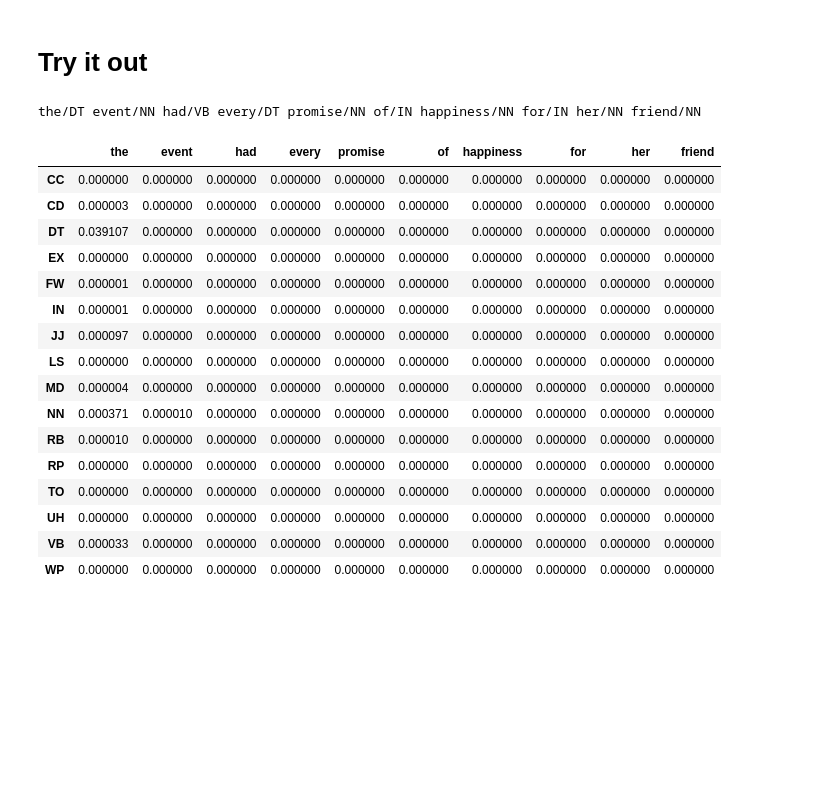
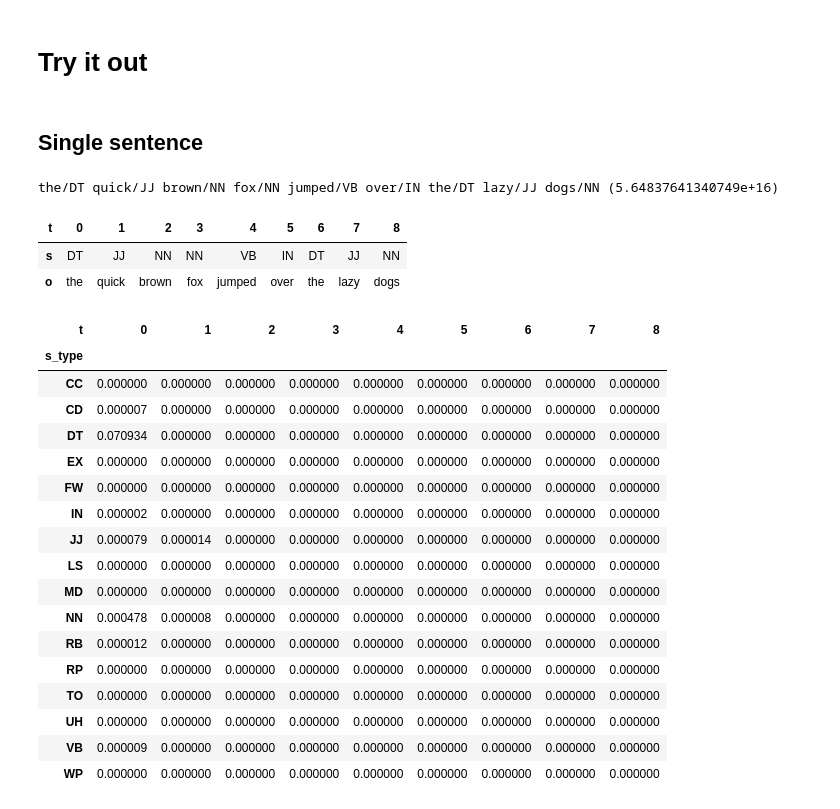
Before and after one commit to ontoligent/DS5001-2022-01-OLD, a Jupyter notebook: M04_NLP/M04_02_HMM.ipynb, the cells around one changed output. Cells and saved outputs as stored; diff of their text form; code cells hidden in the pictures; blank space fills up the shorter version.

Commit message:
Revised viterbi implementation

```diff
--- a/M04_NLP/M04_02_HMM.ipynb
+++ b/M04_NLP/M04_02_HMM.ipynb
@@ -303,0 +155,3 @@ A.loc['NN'].rcp.sort_values().plot.barh(figsize=(5,5)); # p(Ax|Ay)
+# %%
+A = TOKEN[['pos_group']].join(TOKEN[['pos_group']].shift(-1), lsuffix='_x', rsuffix="_y")\
+    .value_counts().to_frame('n').sort_index()
@@ -309 +254,5 @@ PI.index.name = 'pos_group'
+# %%
+PI = TOKEN.query("token_num == 0").pos_group.value_counts().to_frame('n').sort_index()
+PI.index.name = 'pos_group'
+PI['cp'] = PI.n / PI.n.sum()
 # %%
@@ -388,0 +284,4 @@ with open(f'{data_home}/output/state-graph-{λ}.dot', 'w') as outfile:
+# %%
+B = TOKEN[['pos_group', 'term_str']].value_counts().to_frame('n').sort_index()
+B.index.names = ['pos_group_y', 'term_str']
+B['cp'] = B.n / B.groupby('pos_group_y').n.sum()
@@ -505,30 +423,39 @@ and many a long October and November evening must be struggled through at Hartfi
 before Christmas brought the next visit from Isabella and her husband
 and their little children to fill the house and give her pleasant society again
 """.split('\n')[1:-1]
+# %% [markdown]
+## Single sentence
 # %%
-lattice, path, result = viterbi(test_sentences[0])
+lattice, path, result, pp = viterbi(test_sentences[0])
 # %% [output]
-the/DT event/NN had/VB every/DT promise/NN of/IN happiness/NN for/IN her/NN friend/NN
+the/DT quick/JJ brown/NN fox/NN jumped/VB over/IN the/DT lazy/JJ dogs/NN (5.64837641340749e+16)
+# %%
+path[['s','o']].T
+# %% [output]
+| t | 0 | 1 | 2 | 3 | 4 | 5 | 6 | 7 | 8 |
+| s | DT | JJ | NN | NN | VB | IN | DT | JJ | NN |
+| o | the | quick | brown | fox | jumped | over | the | lazy | dogs |
 # %%
-lattice.T.style.background_gradient()
+lattice.style.background_gradient()
 # %% [output]
-|  | the | event | had | every | promise | of | happiness | for | her | friend |
-| CC | 0.000000 | 0.000000 | 0.000000 | 0.000000 | 0.000000 | 0.000000 | 0.000000 | 0.000000 | 0.000000 | 0.000000 |
-| CD | 0.000003 | 0.000000 | 0.000000 | 0.000000 | 0.000000 | 0.000000 | 0.000000 | 0.000000 | 0.000000 | 0.000000 |
-| DT | 0.039107 | 0.000000 | 0.000000 | 0.000000 | 0.000000 | 0.000000 | 0.000000 | 0.000000 | 0.000000 | 0.000000 |
-| EX | 0.000000 | 0.000000 | 0.000000 | 0.000000 | 0.000000 | 0.000000 | 0.000000 | 0.000000 | 0.000000 | 0.000000 |
-| FW | 0.000001 | 0.000000 | 0.000000 | 0.000000 | 0.000000 | 0.000000 | 0.000000 | 0.000000 | 0.000000 | 0.000000 |
-| IN | 0.000001 | 0.000000 | 0.000000 | 0.000000 | 0.000000 | 0.000000 | 0.000000 | 0.000000 | 0.000000 | 0.000000 |
-| JJ | 0.000097 | 0.000000 | 0.000000 | 0.000000 | 0.000000 | 0.000000 | 0.000000 | 0.000000 | 0.000000 | 0.000000 |
-| LS | 0.000000 | 0.000000 | 0.000000 | 0.000000 | 0.000000 | 0.000000 | 0.000000 | 0.000000 | 0.000000 | 0.000000 |
-| MD | 0.000004 | 0.000000 | 0.000000 | 0.000000 | 0.000000 | 0.000000 | 0.000000 | 0.000000 | 0.000000 | 0.000000 |
-| NN | 0.000371 | 0.000010 | 0.000000 | 0.000000 | 0.000000 | 0.000000 | 0.000000 | 0.000000 | 0.000000 | 0.000000 |
-| RB | 0.000010 | 0.000000 | 0.000000 | 0.000000 | 0.000000 | 0.000000 | 0.000000 | 0.000000 | 0.000000 | 0.000000 |
-| RP | 0.000000 | 0.000000 | 0.000000 | 0.000000 | 0.000000 | 0.000000 | 0.000000 | 0.000000 | 0.000000 | 0.000000 |
-| TO | 0.000000 | 0.000000 | 0.000000 | 0.000000 | 0.000000 | 0.000000 | 0.000000 | 0.000000 | 0.000000 | 0.000000 |
-| UH | 0.000000 | 0.000000 | 0.000000 | 0.000000 | 0.000000 | 0.000000 | 0.000000 | 0.000000 | 0.000000 | 0.000000 |
-| VB | 0.000033 | 0.000000 | 0.000000 | 0.000000 | 0.000000 | 0.000000 | 0.000000 | 0.000000 | 0.000000 | 0.000000 |
-| WP | 0.000000 | 0.000000 | 0.000000 | 0.000000 | 0.000000 | 0.000000 | 0.000000 | 0.000000 | 0.000000 | 0.000000 |
+| t | 0 | 1 | 2 | 3 | 4 | 5 | 6 | 7 | 8 |
+| s_type |  |  |  |  |  |  |  |  |  |
+| CC | 0.000000 | 0.000000 | 0.000000 | 0.000000 | 0.000000 | 0.000000 | 0.000000 | 0.000000 | 0.000000 |
+| CD | 0.000007 | 0.000000 | 0.000000 | 0.000000 | 0.000000 | 0.000000 | 0.000000 | 0.000000 | 0.000000 |
+| DT | 0.070934 | 0.000000 | 0.000000 | 0.000000 | 0.000000 | 0.000000 | 0.000000 | 0.000000 | 0.000000 |
+| EX | 0.000000 | 0.000000 | 0.000000 | 0.000000 | 0.000000 | 0.000000 | 0.000000 | 0.000000 | 0.000000 |
+| FW | 0.000000 | 0.000000 | 0.000000 | 0.000000 | 0.000000 | 0.000000 | 0.000000 | 0.000000 | 0.000000 |
+| IN | 0.000002 | 0.000000 | 0.000000 | 0.000000 | 0.000000 | 0.000000 | 0.000000 | 0.000000 | 0.000000 |
+| JJ | 0.000079 | 0.000014 | 0.000000 | 0.000000 | 0.000000 | 0.000000 | 0.000000 | 0.000000 | 0.000000 |
+| LS | 0.000000 | 0.000000 | 0.000000 | 0.000000 | 0.000000 | 0.000000 | 0.000000 | 0.000000 | 0.000000 |
+| MD | 0.000000 | 0.000000 | 0.000000 | 0.000000 | 0.000000 | 0.000000 | 0.000000 | 0.000000 | 0.000000 |
+| NN | 0.000478 | 0.000008 | 0.000000 | 0.000000 | 0.000000 | 0.000000 | 0.000000 | 0.000000 | 0.000000 |
+| RB | 0.000012 | 0.000000 | 0.000000 | 0.000000 | 0.000000 | 0.000000 | 0.000000 | 0.000000 | 0.000000 |
+| RP | 0.000000 | 0.000000 | 0.000000 | 0.000000 | 0.000000 | 0.000000 | 0.000000 | 0.000000 | 0.000000 |
+| TO | 0.000000 | 0.000000 | 0.000000 | 0.000000 | 0.000000 | 0.000000 | 0.000000 | 0.000000 | 0.000000 |
+| UH | 0.000000 | 0.000000 | 0.000000 | 0.000000 | 0.000000 | 0.000000 | 0.000000 | 0.000000 | 0.000000 |
+| VB | 0.000009 | 0.000000 | 0.000000 | 0.000000 | 0.000000 | 0.000000 | 0.000000 | 0.000000 | 0.000000 |
+| WP | 0.000000 | 0.000000 | 0.000000 | 0.000000 | 0.000000 | 0.000000 | 0.000000 | 0.000000 | 0.000000 |
 # %%
 path.style.background_gradient()
 # %% [output]
```
Also changed, not shown: parts of 69 cells of this notebook.
